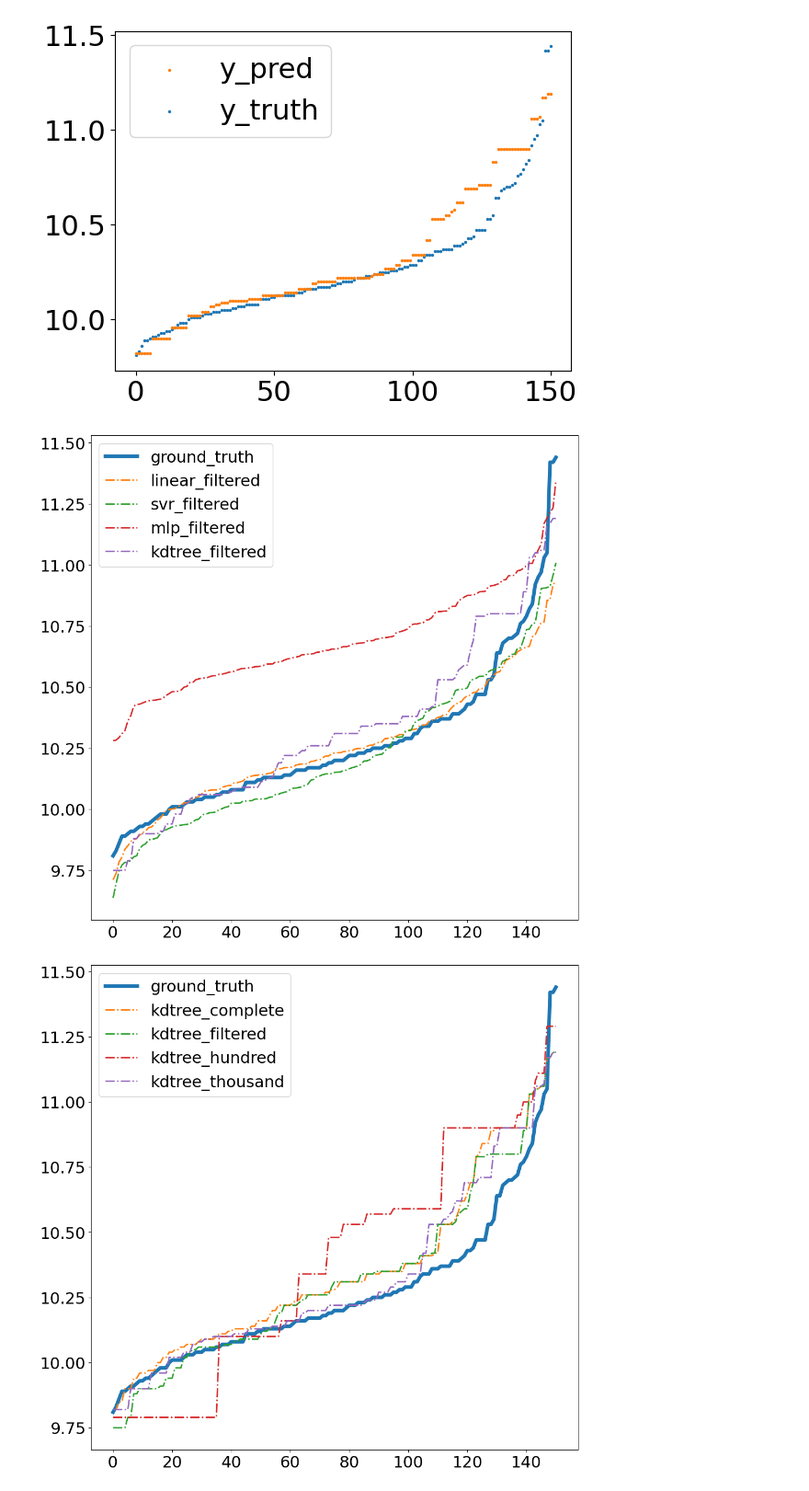
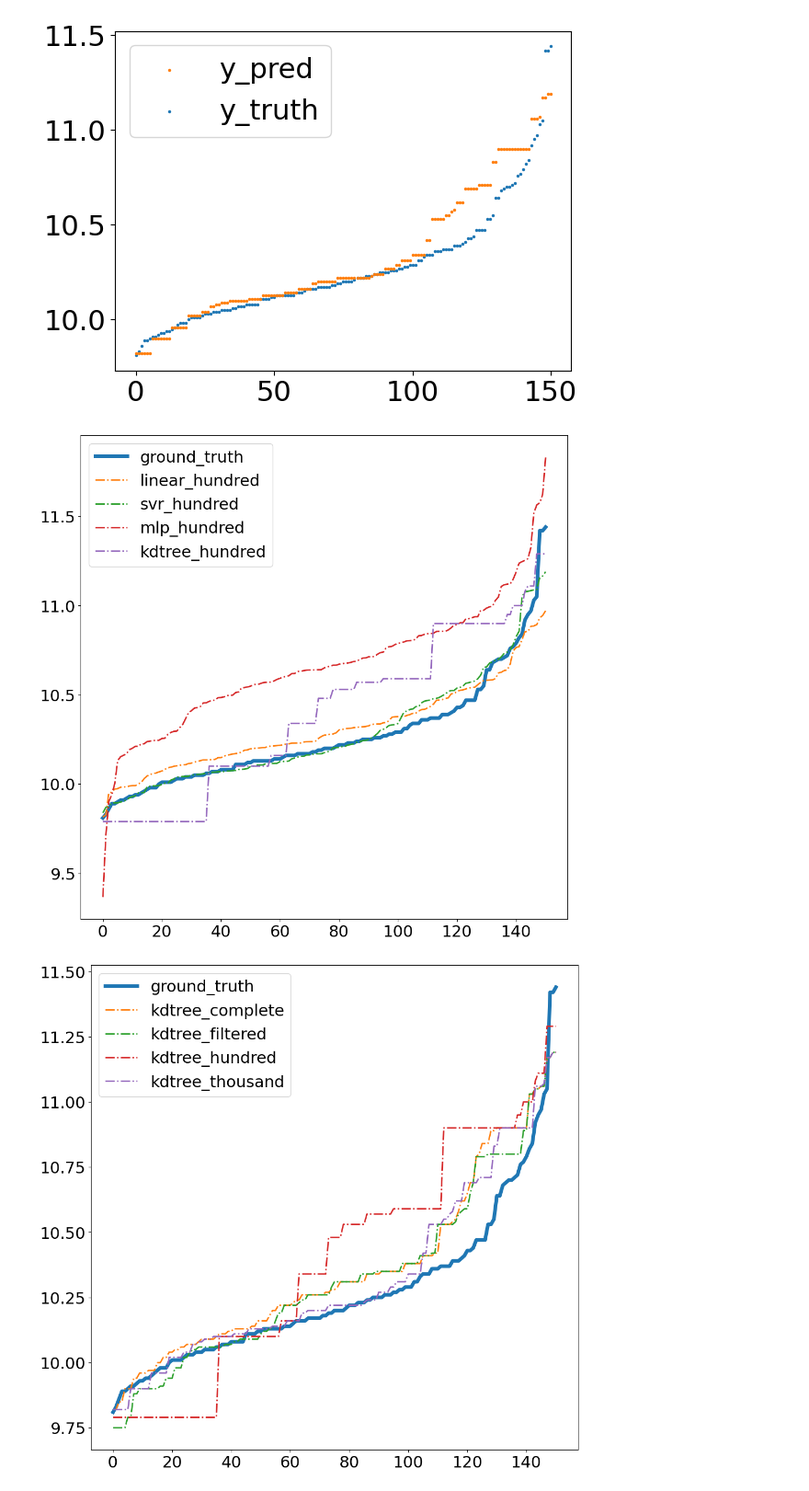
Before and after one commit to ailuropodaWu/NYCU-AI-Capstone, a Jupyter notebook: Project1/algorithm.ipynb, the cells around one changed output. Shown: that part at 92% size. Cells and saved outputs as stored; diff of their text form; code cells hidden in the pictures.

Commit message:
update the visualization

```diff
--- a/Project1/algorithm.ipynb
+++ b/Project1/algorithm.ipynb
@@ -266,9 +266,9 @@ Accuracy under the threshold 0.01: 1.9867549668874174
 RMSE: 0.38041977511429825
 [figure]
 # %%
-visualize_experiment(train_data_type='filtered')
+visualize_experiment(train_data_type='hundred')
 # %% [output]
-[figure, old version]
+[figure, new version]
 # %%
 visualize_experiment(algorithm_type='kdtree')
 # %% [output]
```
Also changed, not shown: 1 other file.
